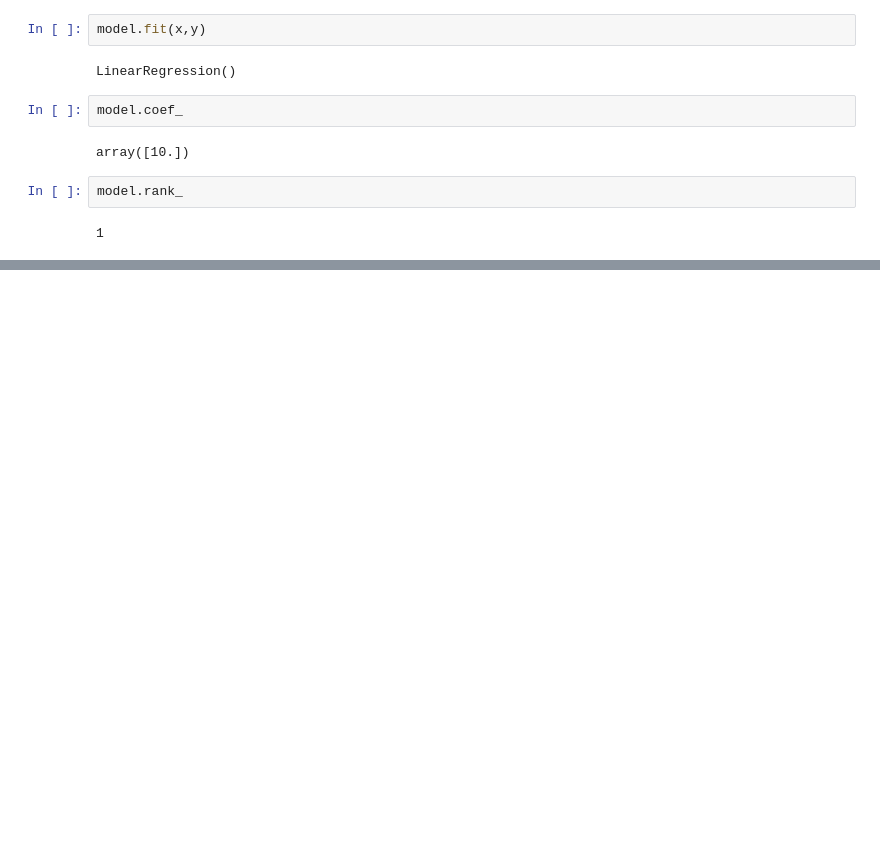
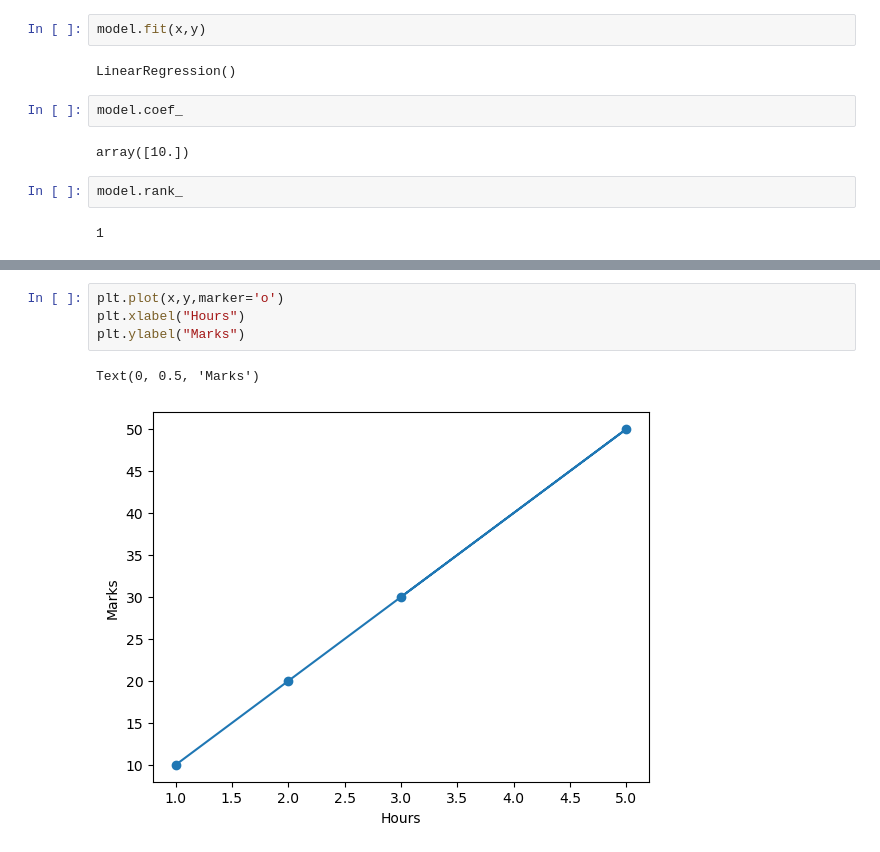
Before and after one commit to NiranjanHebli/LinuxWorld_ML_Training, a Jupyter notebook: DAY4/DAY4_B.ipynb, the cells around one changed output, grey strips where cells are left out. Saved outputs shown, nothing was run; the diff lists cells and outputs as text; blank space fills up the shorter version.

```diff
--- a/DAY4/DAY4_B.ipynb
+++ b/DAY4/DAY4_B.ipynb
@@ -66,0 +67,7 @@ Text(0.5, 0, 'Hours')
+# %%
+plt.plot(x,y,marker='o')
+plt.xlabel("Hours")
+plt.ylabel("Marks")
+# %% [output]
+Text(0, 0.5, 'Marks')
+[figure, added]
```
Also changed, not shown: parts of 4 cells of this notebook, 1 other file.
